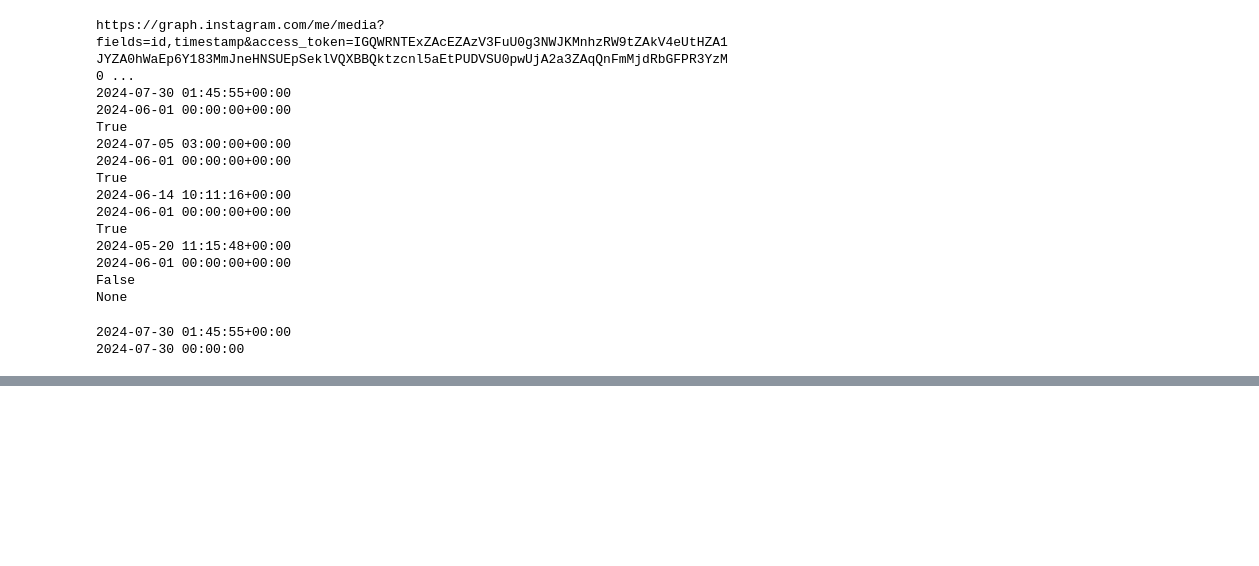
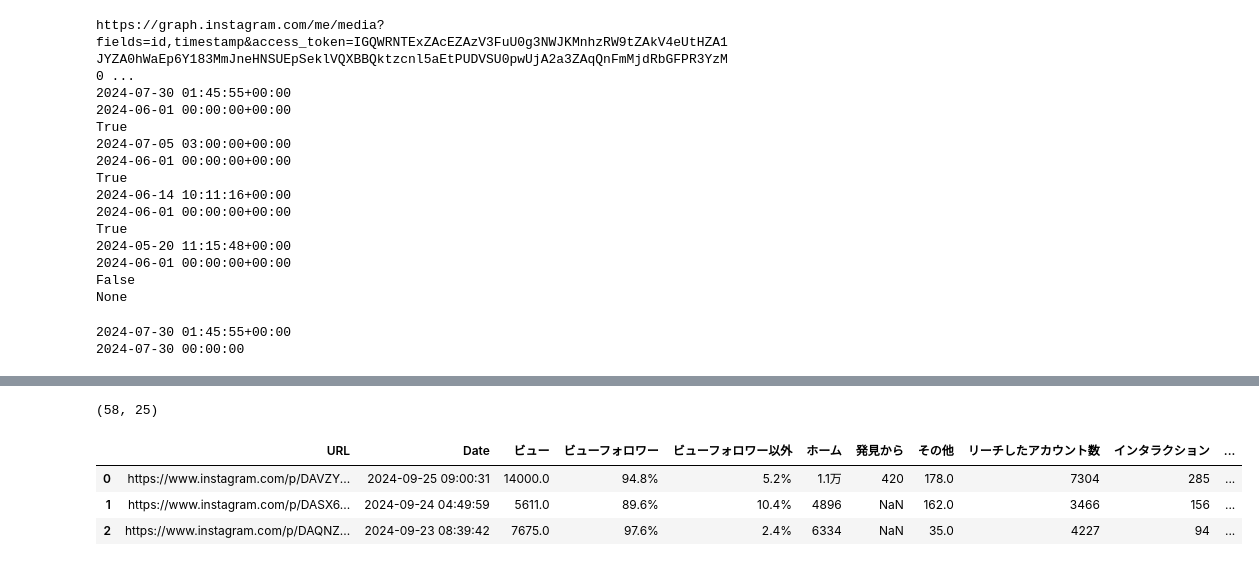
Before and after one commit to Hearst-yingwei-li/selenium_instagram, a Jupyter notebook: test.ipynb, the cells around one changed output, grey strips where cells are left out. Cells and saved outputs as stored; diff of their text form; code cells hidden in the pictures; blank space fills up the shorter version.

```diff
--- a/test.ipynb
+++ b/test.ipynb
@@ -420,0 +563,11 @@ Stacktrace:
+# %%
+import pandas as pd
+df = pd.read_csv('output_1.csv', encoding='utf-8')
+print(df.shape)
+df.head(3)
+# %% [output]
+(58, 25)
+|  | URL | Date | ビュー | ビューフォロワー | ビューフォロワー以外 | ホーム | 発見から | その他 | リーチしたアカウント数 | インタラクション | ... |
+| 0 | https://www.instagram.com/p/DAVZY... | 2024-09-25 09:00:31 | 14000.0 | 94.8% | 5.2% | 1.1万 | 420 | 178.0 | 7304 | 285 | ... |
+| 1 | https://www.instagram.com/p/DASX6... | 2024-09-24 04:49:59 | 5611.0 | 89.6% | 10.4% | 4896 | NaN | 162.0 | 3466 | 156 | ... |
+| 2 | https://www.instagram.com/p/DAQNZ... | 2024-09-23 08:39:42 | 7675.0 | 97.6% | 2.4% | 6334 | NaN | 35.0 | 4227 | 94 | ... |
```
Also changed, not shown: parts of 13 cells of this notebook, 24 other files.
